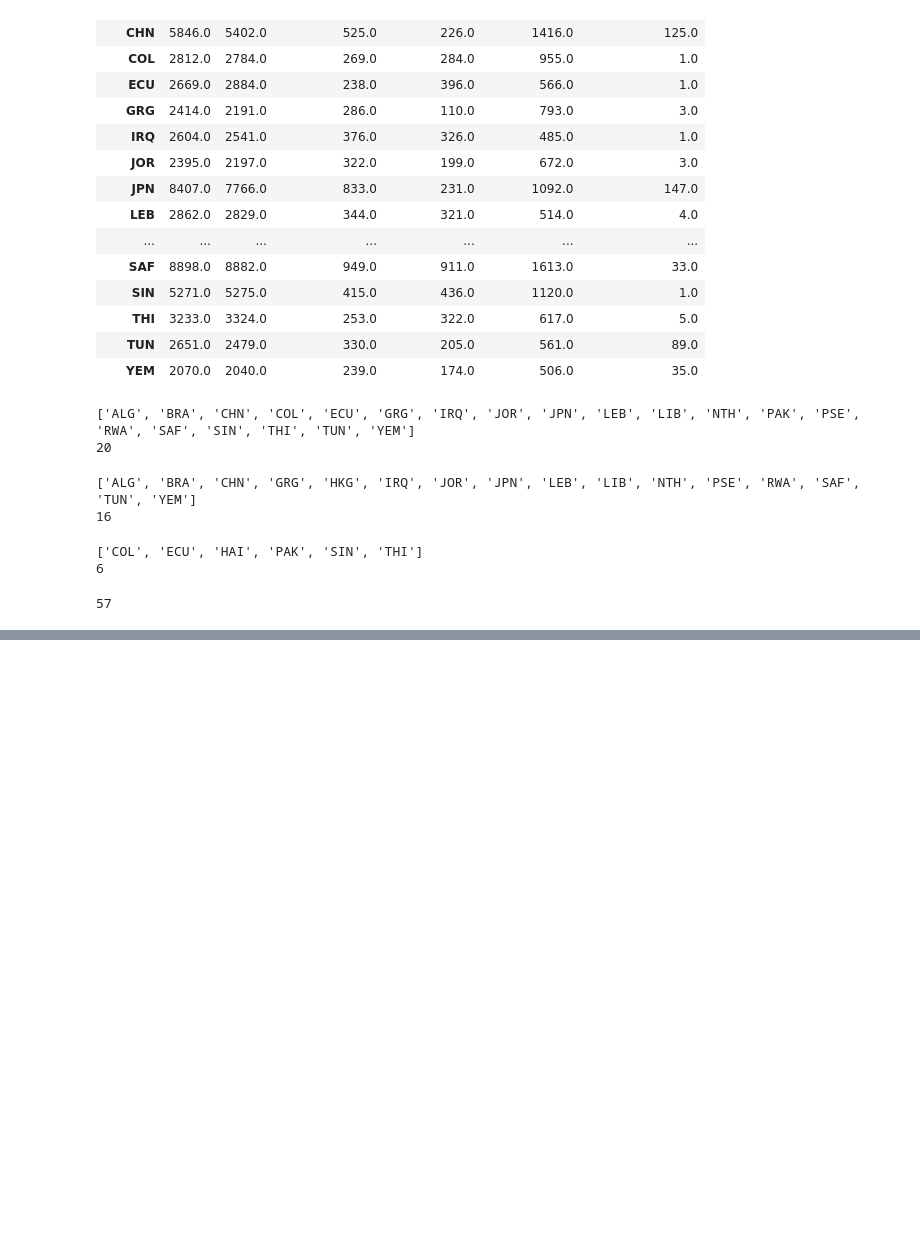
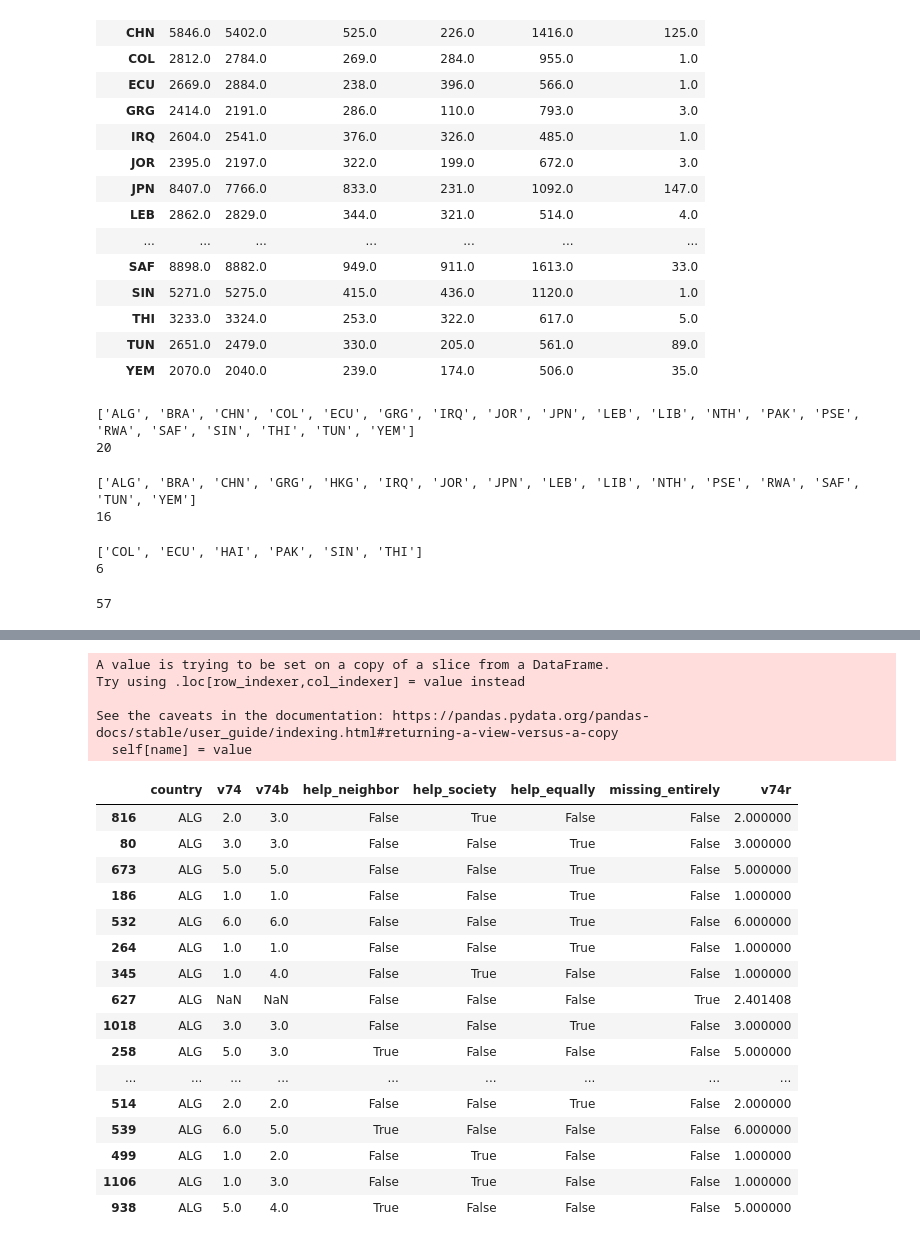
Before and after one commit to ocnrandolph/Evaluating_Happiness, a Jupyter notebook: notebooks/01_WVS_data_cleaning-dealing_with_missings.ipynb, the cells around one changed output, grey strips where cells are left out. Cells and saved outputs as stored; diff of their text form; code cells hidden in the pictures; blank space fills up the shorter version.

```diff
--- a/notebooks/01_WVS_data_cleaning-dealing_with_missings.ipynb
+++ b/notebooks/01_WVS_data_cleaning-dealing_with_missings.ipynb
@@ -86,5 +82,5 @@ Advice from https://heartbeat.fritz.ai/data-handling-scenarios-part-2-working-wi
 # %%
-wvs_w6 = pd.read_csv('../data/Evaluating_Happiness/w6_feature_selection.csv', low_memory=False)
+wvs_w6 = pd.read_csv('../data/Evaluating_Happiness/w6_cleaning.csv', low_memory=False)
 wvs_w6.info()
 # %% [output]
 <class 'pandas.core.frame.DataFrame'>
@@ -494,0 +497,3 @@ For the most part, people tended to show a willingness to help help society more
+# %%
+# create new variable for 'v74' and 'v74b' called 'v74r' ('r' for replacement) based on 'v74' values
+schw_bene['v74r'] = schw_bene['v74']
@@ -494,0 +525,5 @@ For the most part, people tended to show a willingness to help help society more
+# %%
+# impute missings using v74b for countries in list where responses to v74 and v74b tend to be the same
+# for countries that are in help_equal_list, fill missing values in v74r with values from v74b, otherwise just use existing
+# v74r values from the previous step
+schw_bene.v74r = np.where(schw_bene.country.isin(help_equal_list), schw_bene.v74r.fillna(schw_bene.v74b), schw_bene.v74r)
@@ -494,0 +577,32 @@ For the most part, people tended to show a willingness to help help society more
+# %%
+# impute missings using v74b for countries that tend to value helping neighbors more
+schw_bene.v74r = np.where(schw_bene.country.isin(help_neighbor_list), \
+                          schw_bene.v74r.fillna(schw_bene.groupby('country')['v74b'].transform('mean')), \
+                          schw_bene.v74r)
+# %% [output]
+A value is trying to be set on a copy of a slice from a DataFrame.
+Try using .loc[row_indexer,col_indexer] = value instead
+
+See the caveats in the documentation: https://pandas.pydata.org/pandas-docs/stable/user_guide/indexing.html#returning-a-view-versus-a-copy
+  self[name] = value
+# %%
+# check for a country in the help neighbors more list
+schw_bene[schw_bene['country'] == 'ALG'].sample(30)
+# %% [output]
+|  | country | v74 | v74b | help_neighbor | help_society | help_equally | missing_entirely | v74r |
+| 816 | ALG | 2.0 | 3.0 | False | True | False | False | 2.000000 |
+| 80 | ALG | 3.0 | 3.0 | False | False | True | False | 3.000000 |
+| 673 | ALG | 5.0 | 5.0 | False | False | True | False | 5.000000 |
+| 186 | ALG | 1.0 | 1.0 | False | False | True | False | 1.000000 |
+| 532 | ALG | 6.0 | 6.0 | False | False | True | False | 6.000000 |
+| 264 | ALG | 1.0 | 1.0 | False | False | True | False | 1.000000 |
+| 345 | ALG | 1.0 | 4.0 | False | True | False | False | 1.000000 |
+| 627 | ALG | NaN | NaN | False | False | False | True | 2.401408 |
+| 1018 | ALG | 3.0 | 3.0 | False | False | True | False | 3.000000 |
+| 258 | ALG | 5.0 | 3.0 | True | False | False | False | 5.000000 |
+| ... | ... | ... | ... | ... | ... | ... | ... | ... |
+| 514 | ALG | 2.0 | 2.0 | False | False | True | False | 2.000000 |
+| 539 | ALG | 6.0 | 5.0 | True | False | False | False | 6.000000 |
+| 499 | ALG | 1.0 | 2.0 | False | True | False | False | 1.000000 |
+| 1106 | ALG | 1.0 | 3.0 | False | True | False | False | 1.000000 |
+| 938 | ALG | 5.0 | 4.0 | True | False | False | False | 5.000000 |
```
Also changed, not shown: parts of 52 cells of this notebook.
